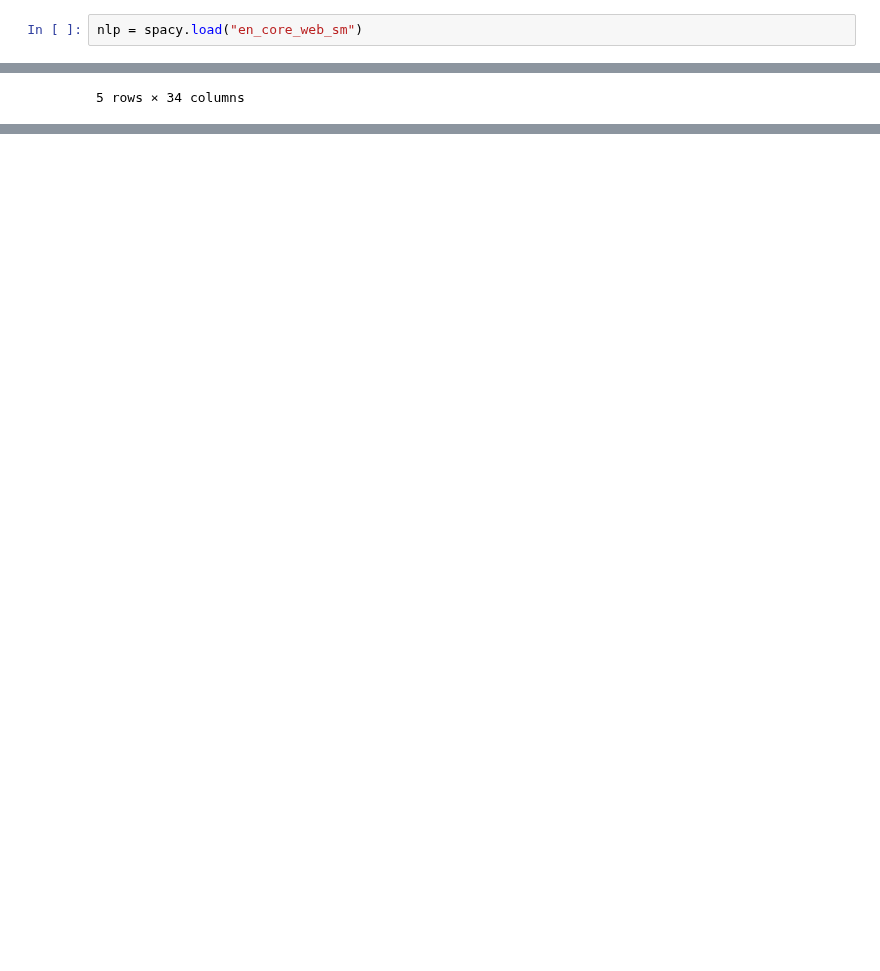
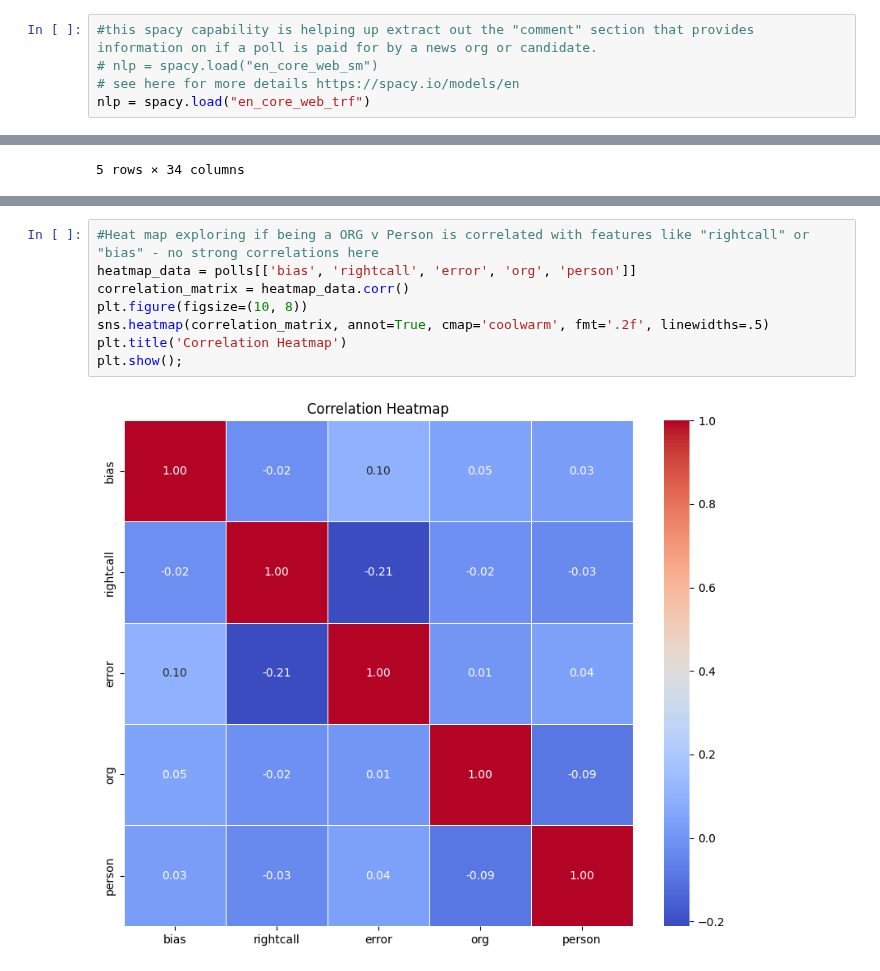
Before and after one commit to vijay-ravuri/poll-accuracy-modeling, a Jupyter notebook: code/NikkiNotebook.ipynb, the cells around one changed output, grey strips where cells are left out. Saved outputs shown, nothing was run; the diff lists cells and outputs as text; blank space fills up the shorter version.

Commit message:
updates from this morning including graphs and merged data

```diff
--- a/code/NikkiNotebook.ipynb
+++ b/code/NikkiNotebook.ipynb
@@ -12,7 +15,10 @@ import matplotlib.pyplot as plt
 import seaborn as sns
 import spacy
 # %%
-nlp = spacy.load("en_core_web_sm")
+#this spacy capability is helping up extract out the "comment" section that provides information on if a poll is paid for by a news org or candidate.
+# nlp = spacy.load("en_core_web_sm")
+# see here for more details https://spacy.io/models/en
+nlp = spacy.load("en_core_web_trf")
 # %%
 polls = pd.read_csv('../data/raw-polls.csv')
 
@@ -120,3 +133,13 @@ polls.head(100)
 | 98 | 26017 | 31257 | 1722 | 1998 | 1998_Sen-G_CO | CO | Sen-G | Sen-G | Ciruli Associates | ... |
 | 99 | 63761 | 117404 | 1738 | 1998 | 1998_Sen-G_NY | NY | Sen-G | Sen-G | SurveyUSA | ... |
 100 rows × 35 columns
+# %%
+#Heat map exploring if being a ORG v Person is correlated with features like "rightcall" or "bias" - no strong correlations here
+heatmap_data = polls[['bias', 'rightcall', 'error', 'org', 'person']]
+correlation_matrix = heatmap_data.corr()
+plt.figure(figsize=(10, 8))
+sns.heatmap(correlation_matrix, annot=True, cmap='coolwarm', fmt='.2f', linewidths=.5)
+plt.title('Correlation Heatmap')
+plt.show();
+# %% [output]
+[figure, added]
```
Also changed, not shown: parts of 26 cells of this notebook.
